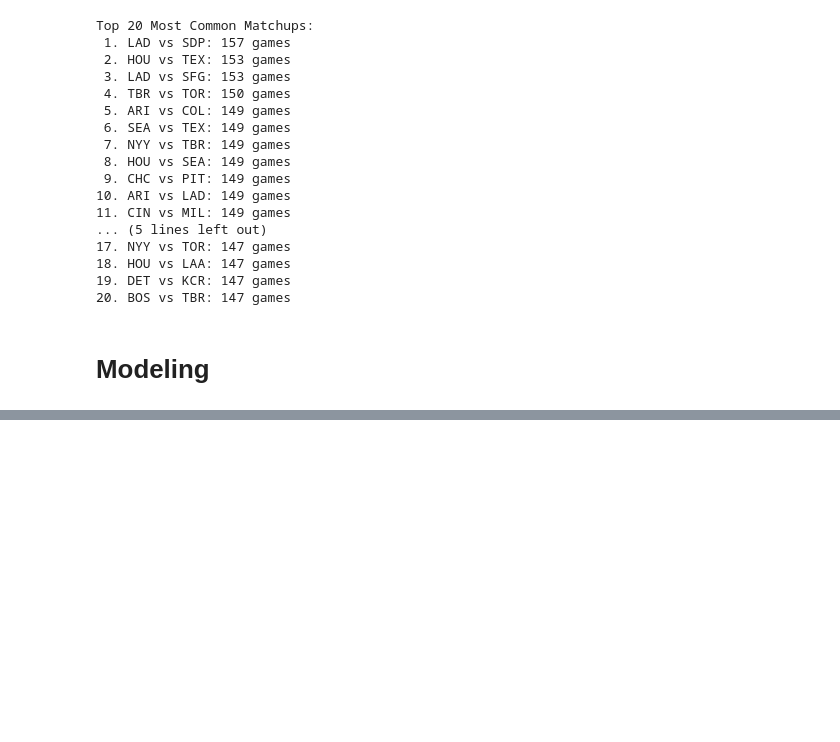
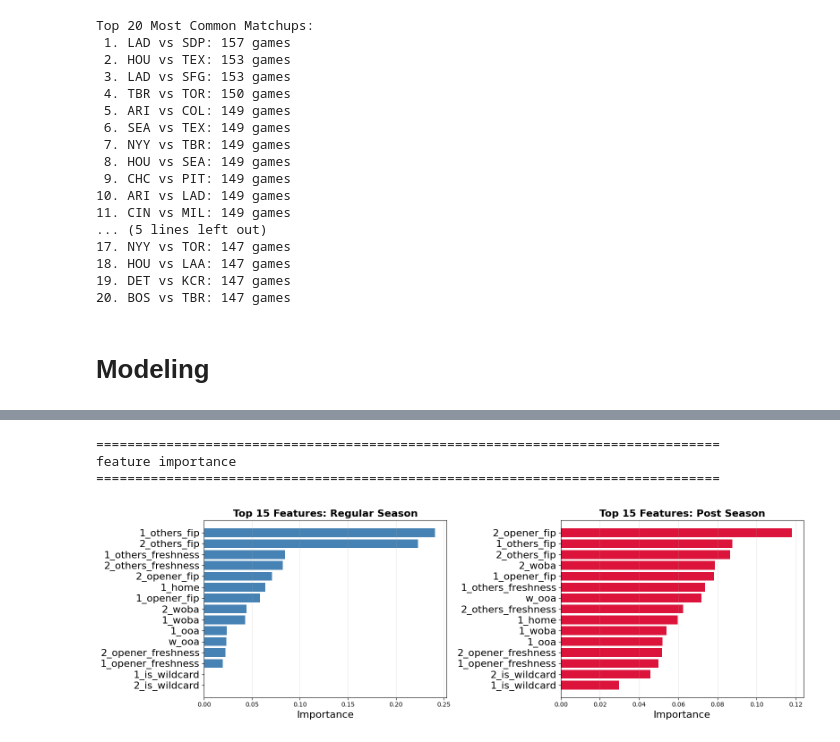
Before and after one commit to jackdpond/snare_algo, a Jupyter notebook: turn-in-notebook.ipynb, the cells around one changed output, grey strips where cells are left out. Saved outputs shown, nothing was run; the diff lists cells and outputs as text; code cells hidden in the pictures; blank space fills up the shorter version.

```diff
--- a/turn-in-notebook.ipynb
+++ b/turn-in-notebook.ipynb
@@ -621,0 +833,19 @@ Top 20 Most Common Matchups:
+# %%
+print("=" * 80)
+print("Regular Season vs Post Season")
+print("=" * 80)
+
+print(f"\nTotal games: {len(df)}")
+print(f"Regular season games: {len(df[df['is_playoff'] == 0])}")
+print(f"Post season games: {len(df[df['is_playoff'] == 1])}")
+
+
+df_regular = df[df['is_playoff'] == 0].copy()
+df_postseason = df[df['is_playoff'] == 1].copy()
+
+print(f"\nRegular season shape: {df_regular.shape}")
+print(f"Post season shape: {df_postseason.shape}")
+
+feature_cols = [col for col in df.columns if col not in ['game_id', '1_team', '2_team', 'result', 'is_playoff']]
+print(f"\nNumber of features: {len(feature_cols)}")
+print(f"Features: {feature_cols}")
@@ -621,0 +1012,36 @@ Top 20 Most Common Matchups:
+# %%
+print("=" * 80)
+print("feature importance")
+print("=" * 80)
+fig, axes = plt.subplots(1, 2, figsize=(16, 5))
+
+# Plot 1
+top_n = 15
+ax1 = axes[0]
+top_regular = feature_importance_regular.head(top_n)
+ax1.barh(range(len(top_regular)), top_regular['importance'], color='steelblue')
+ax1.set_yticks(range(len(top_regular)))
+ax1.set_yticklabels(top_regular['feature'], fontsize=16)
+ax1.set_xlabel('Importance', fontsize=16)
+ax1.set_title(f'Top {top_n} Features: Regular Season', fontsize=16, fontweight='bold')
+ax1.invert_yaxis()
+ax1.grid(axis='x', alpha=0.3)
+
+# Plot 2
+ax2 = axes[1]
+top_postseason = feature_importance_postseason.head(top_n)
+ax2.barh(range(len(top_postseason)), top_postseason['importance'], color='crimson')
+ax2.set_yticks(range(len(top_postseason)))
+ax2.set_yticklabels(top_postseason['feature'], fontsize=16)
+ax2.set_xlabel('Importance', fontsize=16)
+ax2.set_title(f'Top {top_n} Features: Post Season', fontsize=16, fontweight='bold')
+ax2.invert_yaxis()
+ax2.grid(axis='x', alpha=0.3)
+
+plt.tight_layout()
+plt.savefig('Paper/figures/Top15.pdf')
+# %% [output]
+================================================================================
+feature importance
+================================================================================
+[figure, added]
```
Also changed, not shown: parts of 15 cells of this notebook, 5 other files.
